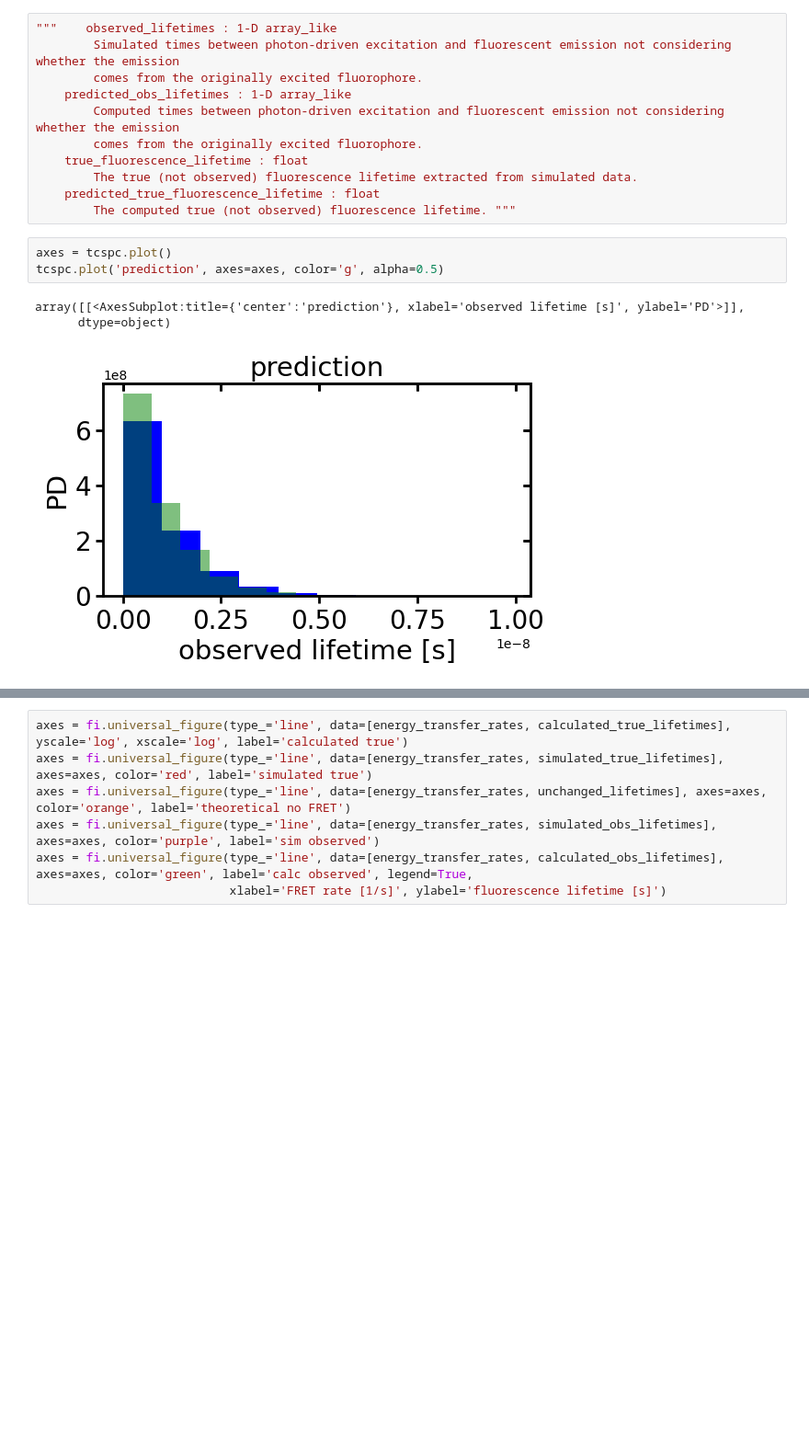
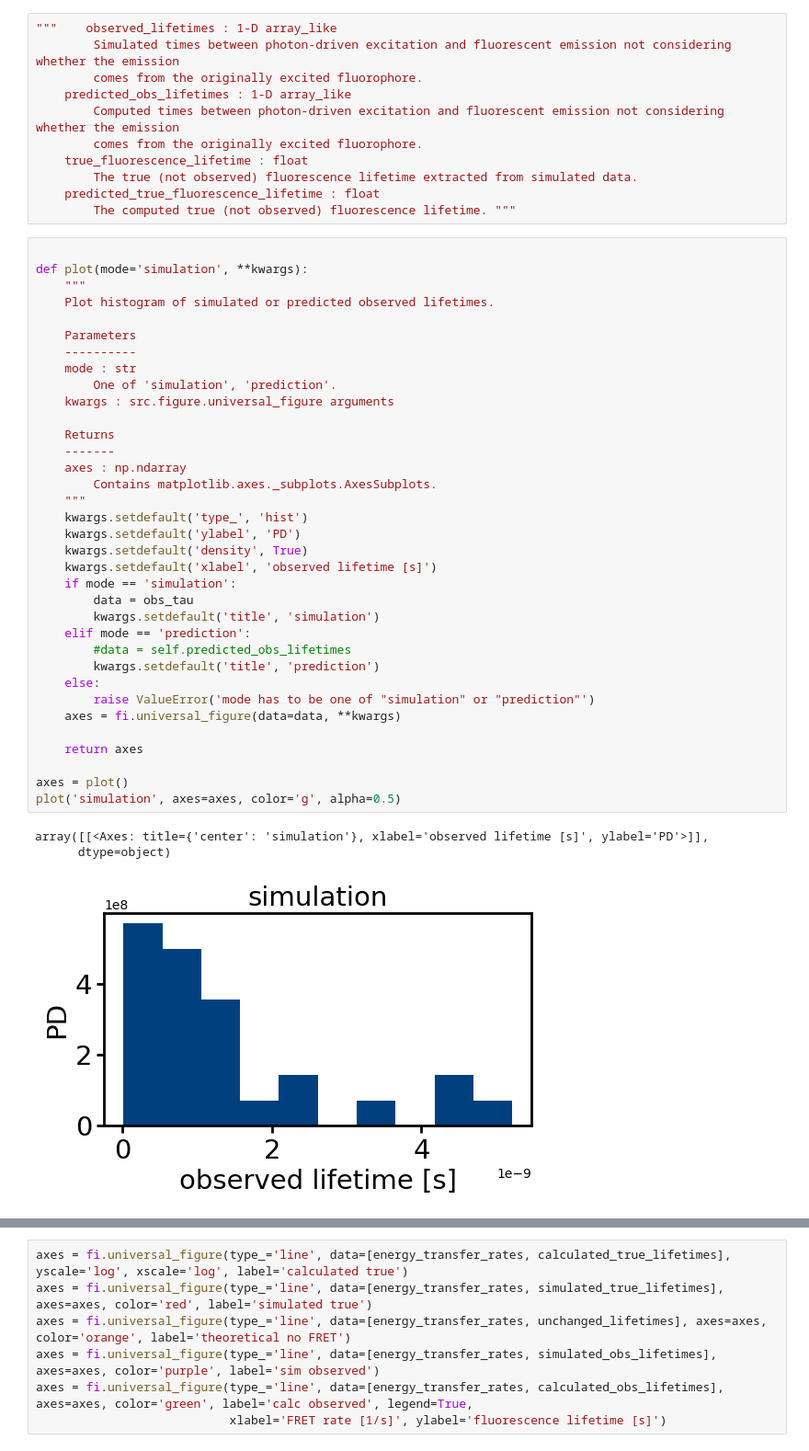
Before and after one commit to super-resolution/Fluopy, a Jupyter notebook: notebooks/general/energy_transfers/homoFRET_fluorescence_lifetime.ipynb, the cells around one changed output, grey strips where cells are left out. Shown at 92% size. Cells and saved outputs as stored; diff of their text form; blank space fills up the shorter version.

```diff
--- a/notebooks/general/energy_transfers/homoFRET_fluorescence_lifetime.ipynb
+++ b/notebooks/general/energy_transfers/homoFRET_fluorescence_lifetime.ipynb
@@ -229,12 +222,44 @@ ax = fi.universal_figure(type_='hist', data=obs_tau, density=True,
     predicted_true_fluorescence_lifetime : float
         The computed true (not observed) fluorescence lifetime. """
 # %%
-axes = tcspc.plot()
-tcspc.plot('prediction', axes=axes, color='g', alpha=0.5)
+
+def plot(mode='simulation', **kwargs):
+    """
+    Plot histogram of simulated or predicted observed lifetimes.
+
+    Parameters
+    ----------
+    mode : str
+        One of 'simulation', 'prediction'.
+    kwargs : src.figure.universal_figure arguments
+
+    Returns
+    -------
+    axes : np.ndarray
+        Contains matplotlib.axes._subplots.AxesSubplots.
+    """
+    kwargs.setdefault('type_', 'hist')
+    kwargs.setdefault('ylabel', 'PD')
+    kwargs.setdefault('density', True)
+    kwargs.setdefault('xlabel', 'observed lifetime [s]')
+    if mode == 'simulation':
+        data = obs_tau
+        kwargs.setdefault('title', 'simulation')
+    elif mode == 'prediction':
+        #data = self.predicted_obs_lifetimes
+        kwargs.setdefault('title', 'prediction')
+    else:
+        raise ValueError('mode has to be one of "simulation" or "prediction"')
+    axes = fi.universal_figure(data=data, **kwargs)
+
+    return axes
+
+axes = plot()
+plot('simulation', axes=axes, color='g', alpha=0.5)
 # %% [output]
-array([[<AxesSubplot:title={'center':'prediction'}, xlabel='observed lifetime [s]', ylabel='PD'>]],
+array([[<Axes: title={'center': 'simulation'}, xlabel='observed lifetime [s]', ylabel='PD'>]],
       dtype=object)
-[figure, old version]
+[figure, new version]
 # %%
 energy_transfer_rates = np.logspace(4, 12, num=9)
 fluorophores = fl.construct_fluorophores('cy5', 10, 2)
```
Also changed, not shown: parts of 6 cells of this notebook, 2 other files.
